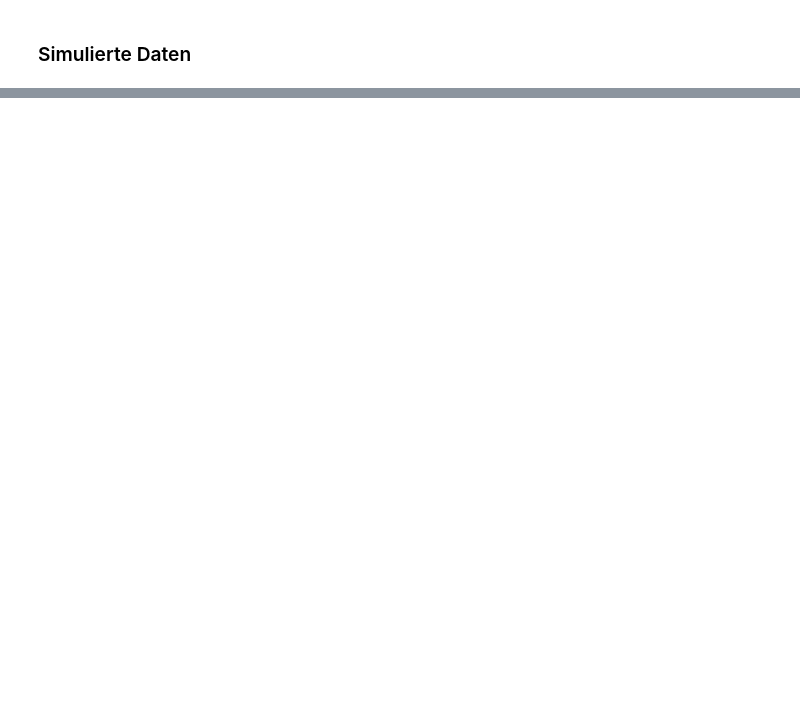
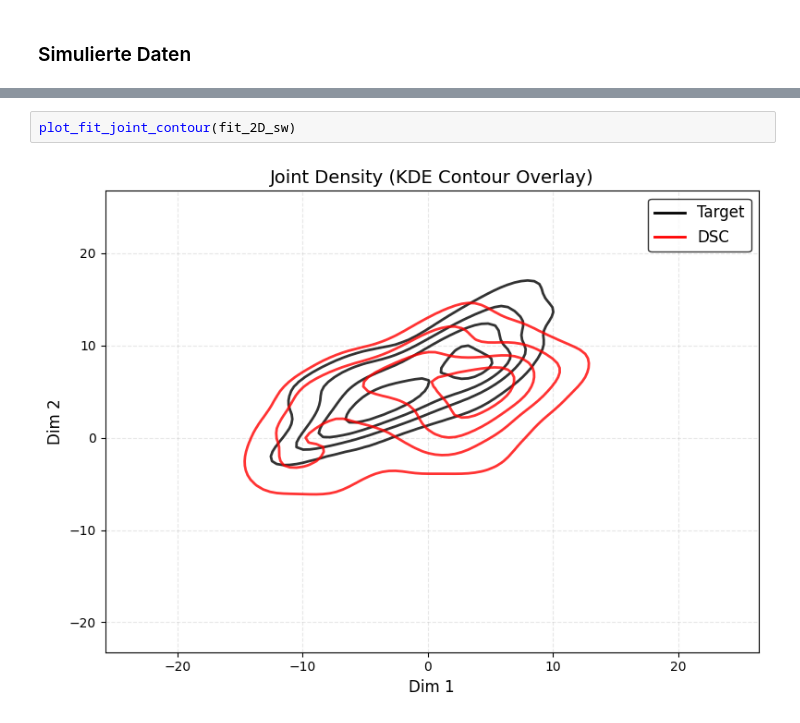
Before and after one commit to alexanderhxs/DiSCos, a Jupyter notebook: python/test_disco.ipynb, the cells around one changed output, grey strips where cells are left out. Drawn from its saved outputs; the diff is of its cells as text; blank space fills up the shorter version.

```diff
--- a/python/test_disco.ipynb
+++ b/python/test_disco.ipynb
@@ -319,0 +247,4 @@ PreTreatmentFitMetrics(w2=3.258175816783022, sw1=1.2539854080451618, energy_dist
+# %%
+plot_fit_joint_contour(fit_2D_sw)
+# %% [output]
+[figure, added]
```
Also changed, not shown: parts of 35 cells of this notebook, 18 other files.
